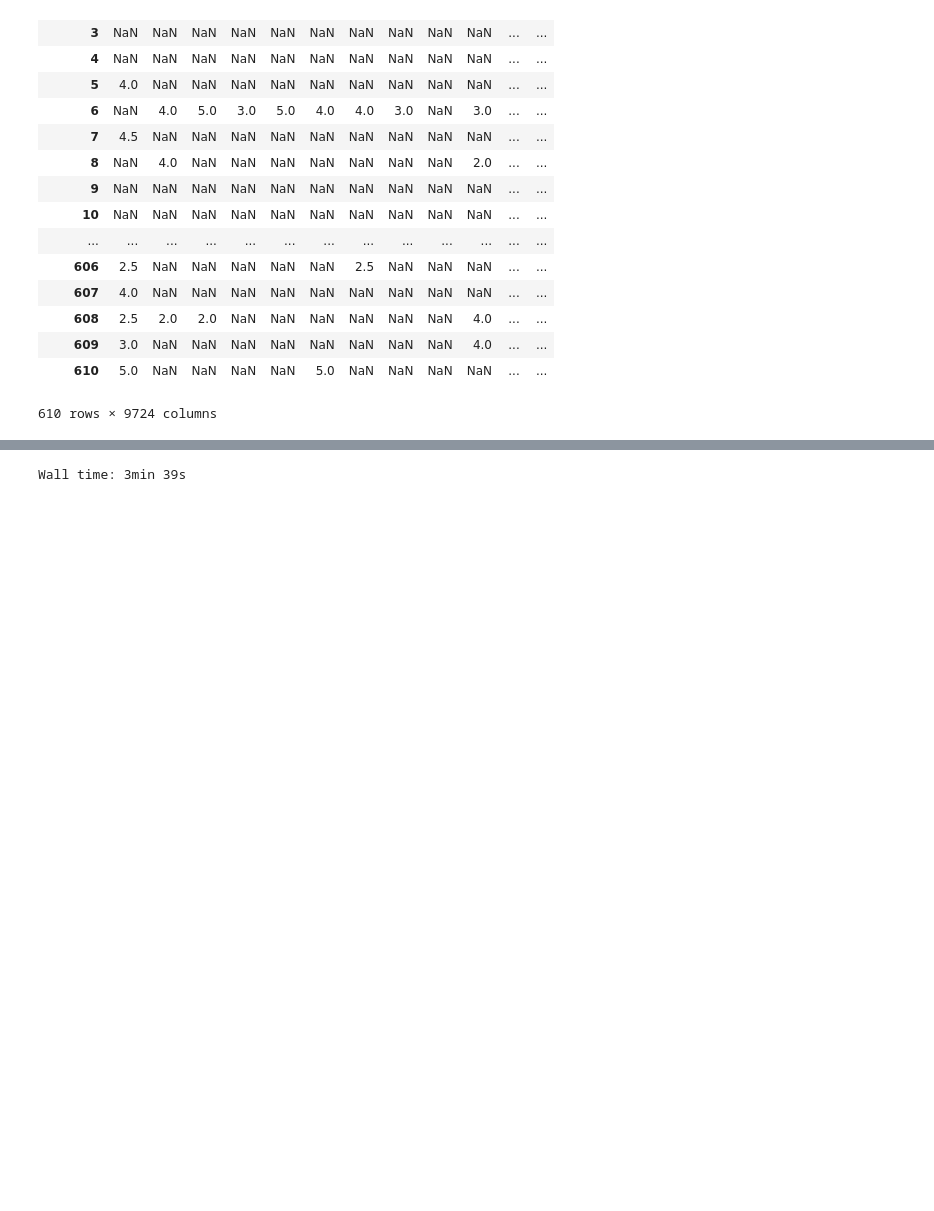
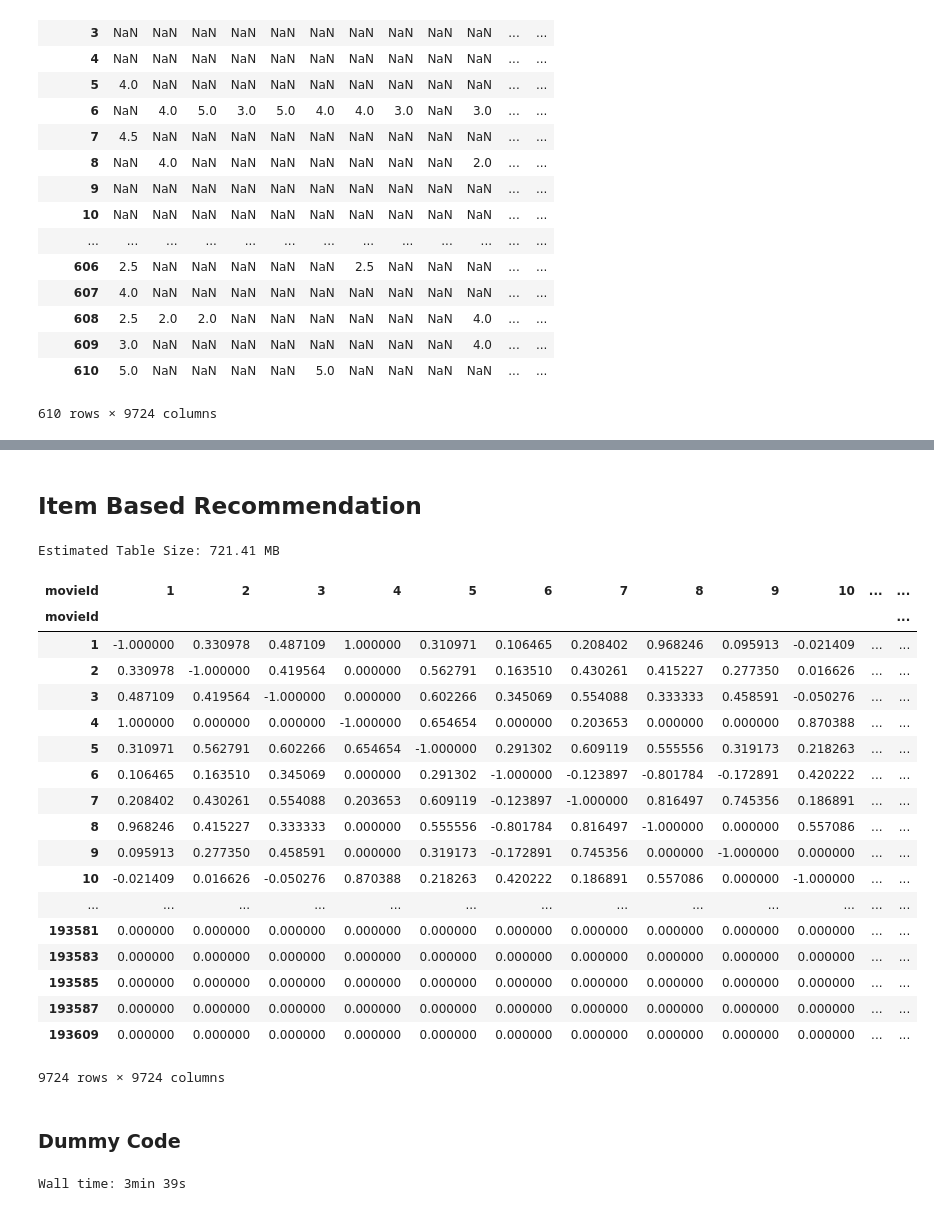
Before and after one commit to mujahid14916/Recommendation-System, a Jupyter notebook: Recommendation.ipynb, the cells around one changed output, grey strips where cells are left out. Cells and saved outputs as stored; diff of their text form; code cells hidden in the pictures; blank space fills up the shorter version.

```diff
--- a/Recommendation.ipynb
+++ b/Recommendation.ipynb
@@ -86,0 +247,6 @@ no_of_users
+# %% [markdown]
+## Item Based Recommendation
+# %%
+get_table_size(movie_user_table.T.columns)
+# %% [output]
+Estimated Table Size: 721.41 MB
@@ -87,3 +256,30 @@ no_of_users
+# %%
+with open('item_similarity.dat', 'rb') as f:
+    item_similarity_df = pickle.load(f)
+# %%
+item_similarity_df
+# %% [output]
+| movieId | 1 | 2 | 3 | 4 | 5 | 6 | 7 | 8 | 9 | 10 | ... | ... |
+| movieId |  |  |  |  |  |  |  |  |  |  |  | ... |
+| 1 | -1.000000 | 0.330978 | 0.487109 | 1.000000 | 0.310971 | 0.106465 | 0.208402 | 0.968246 | 0.095913 | -0.021409 | ... | ... |
+| 2 | 0.330978 | -1.000000 | 0.419564 | 0.000000 | 0.562791 | 0.163510 | 0.430261 | 0.415227 | 0.277350 | 0.016626 | ... | ... |
+| 3 | 0.487109 | 0.419564 | -1.000000 | 0.000000 | 0.602266 | 0.345069 | 0.554088 | 0.333333 | 0.458591 | -0.050276 | ... | ... |
+| 4 | 1.000000 | 0.000000 | 0.000000 | -1.000000 | 0.654654 | 0.000000 | 0.203653 | 0.000000 | 0.000000 | 0.870388 | ... | ... |
+| 5 | 0.310971 | 0.562791 | 0.602266 | 0.654654 | -1.000000 | 0.291302 | 0.609119 | 0.555556 | 0.319173 | 0.218263 | ... | ... |
+| 6 | 0.106465 | 0.163510 | 0.345069 | 0.000000 | 0.291302 | -1.000000 | -0.123897 | -0.801784 | -0.172891 | 0.420222 | ... | ... |
+| 7 | 0.208402 | 0.430261 | 0.554088 | 0.203653 | 0.609119 | -0.123897 | -1.000000 | 0.816497 | 0.745356 | 0.186891 | ... | ... |
+| 8 | 0.968246 | 0.415227 | 0.333333 | 0.000000 | 0.555556 | -0.801784 | 0.816497 | -1.000000 | 0.000000 | 0.557086 | ... | ... |
+| 9 | 0.095913 | 0.277350 | 0.458591 | 0.000000 | 0.319173 | -0.172891 | 0.745356 | 0.000000 | -1.000000 | 0.000000 | ... | ... |
+| 10 | -0.021409 | 0.016626 | -0.050276 | 0.870388 | 0.218263 | 0.420222 | 0.186891 | 0.557086 | 0.000000 | -1.000000 | ... | ... |
+| ... | ... | ... | ... | ... | ... | ... | ... | ... | ... | ... | ... | ... |
+| 193581 | 0.000000 | 0.000000 | 0.000000 | 0.000000 | 0.000000 | 0.000000 | 0.000000 | 0.000000 | 0.000000 | 0.000000 | ... | ... |
+| 193583 | 0.000000 | 0.000000 | 0.000000 | 0.000000 | 0.000000 | 0.000000 | 0.000000 | 0.000000 | 0.000000 | 0.000000 | ... | ... |
+| 193585 | 0.000000 | 0.000000 | 0.000000 | 0.000000 | 0.000000 | 0.000000 | 0.000000 | 0.000000 | 0.000000 | 0.000000 | ... | ... |
+| 193587 | 0.000000 | 0.000000 | 0.000000 | 0.000000 | 0.000000 | 0.000000 | 0.000000 | 0.000000 | 0.000000 | 0.000000 | ... | ... |
+| 193609 | 0.000000 | 0.000000 | 0.000000 | 0.000000 | 0.000000 | 0.000000 | 0.000000 | 0.000000 | 0.000000 | 0.000000 | ... | ... |
+9724 rows × 9724 columns
+# %% [markdown]
+### Dummy Code
 # %%
 %%time
 res = np.zeros((no_of_users, no_of_users), dtype=np.float)
```
Also changed, not shown: parts of 23 cells of this notebook, 1 other file.
